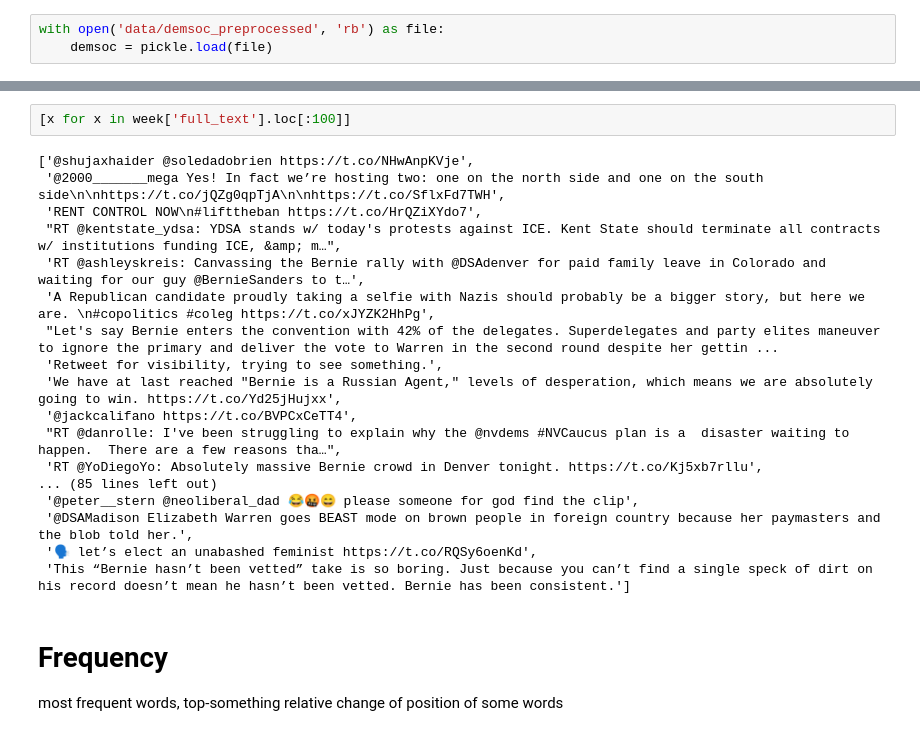
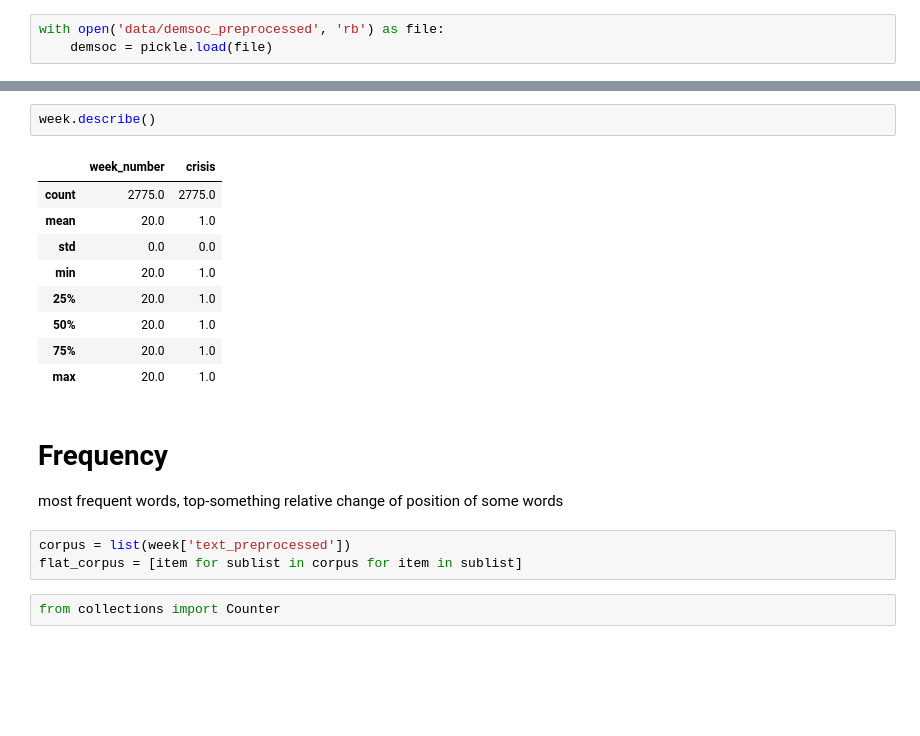
Before and after one commit to mariamkhuchua/thesis-corona-tweets, a Jupyter notebook: feature-extraction.ipynb, the cells around one changed output, grey strips where cells are left out. Saved outputs shown, nothing was run; the diff lists cells and outputs as text; blank space fills up the shorter version.

```diff
--- a/feature-extraction.ipynb
+++ b/feature-extraction.ipynb
@@ -58,24 +33,21 @@ Name: user.screen_name, Length: 158, dtype: int64
-# %%
-[x for x in week['full_text'].loc[:100]]
-# %% [output]
-['@shujaxhaider @soledadobrien https://t.co/NHwAnpKVje',
- '@2000_______mega Yes! In fact we’re hosting two: one on the north side and one on the south side\n\nhttps://t.co/jQZg0qpTjA\n\nhttps://t.co/SflxFd7TWH',
- 'RENT CONTROL NOW\n#lifttheban https://t.co/HrQZiXYdo7',
- "RT @kentstate_ydsa: YDSA stands w/ today's protests against ICE. Kent State should terminate all contracts w/ institutions funding ICE, &amp; m…",
- 'RT @ashleyskreis: Canvassing the Bernie rally with @DSAdenver for paid family leave in Colorado and waiting for our guy @BernieSanders to t…',
- 'A Republican candidate proudly taking a selfie with Nazis should probably be a bigger story, but here we are. \n#copolitics #coleg https://t.co/xJYZK2HhPg',
- "Let's say Bernie enters the convention with 42% of the delegates. Superdelegates and party elites maneuver to ignore the primary and deliver the vote to Warren in the second round despite her gettin ...
- 'Retweet for visibility, trying to see something.',
- 'We have at last reached "Bernie is a Russian Agent," levels of desperation, which means we are absolutely going to win. https://t.co/Yd25jHujxx',
- '@jackcalifano https://t.co/BVPCxCeTT4',
- "RT @danrolle: I've been struggling to explain why the @nvdems #NVCaucus plan is a  disaster waiting to happen.  There are a few reasons tha…",
- 'RT @YoDiegoYo: Absolutely massive Bernie crowd in Denver tonight. https://t.co/Kj5xb7rllu',
-... (85 lines left out)
- '@peter__stern @neoliberal_dad 😂🤬😄 please someone for god find the clip',
- '@DSAMadison Elizabeth Warren goes BEAST mode on brown people in foreign country because her paymasters and the blob told her.',
- '🗣 let’s elect an unabashed feminist https://t.co/RQSy6oenKd',
- 'This “Bernie hasn’t been vetted” take is so boring. Just because you can’t find a single speck of dirt on his record doesn’t mean he hasn’t been vetted. Bernie has been consistent.']
+# %%
+week.describe()
+# %% [output]
+|  | week_number | crisis |
+| count | 2775.0 | 2775.0 |
+| mean | 20.0 | 1.0 |
+| std | 0.0 | 0.0 |
+| min | 20.0 | 1.0 |
+| 25% | 20.0 | 1.0 |
+| 50% | 20.0 | 1.0 |
+| 75% | 20.0 | 1.0 |
+| max | 20.0 | 1.0 |
 # %% [markdown]
 # Frequency
 most frequent words, top-something
 relative change of position of some words
+# %%
+corpus = list(week['text_preprocessed'])
+flat_corpus = [item for sublist in corpus for item in sublist]
+# %%
+from collections import Counter
```
Also changed, not shown: parts of 34 cells of this notebook.
